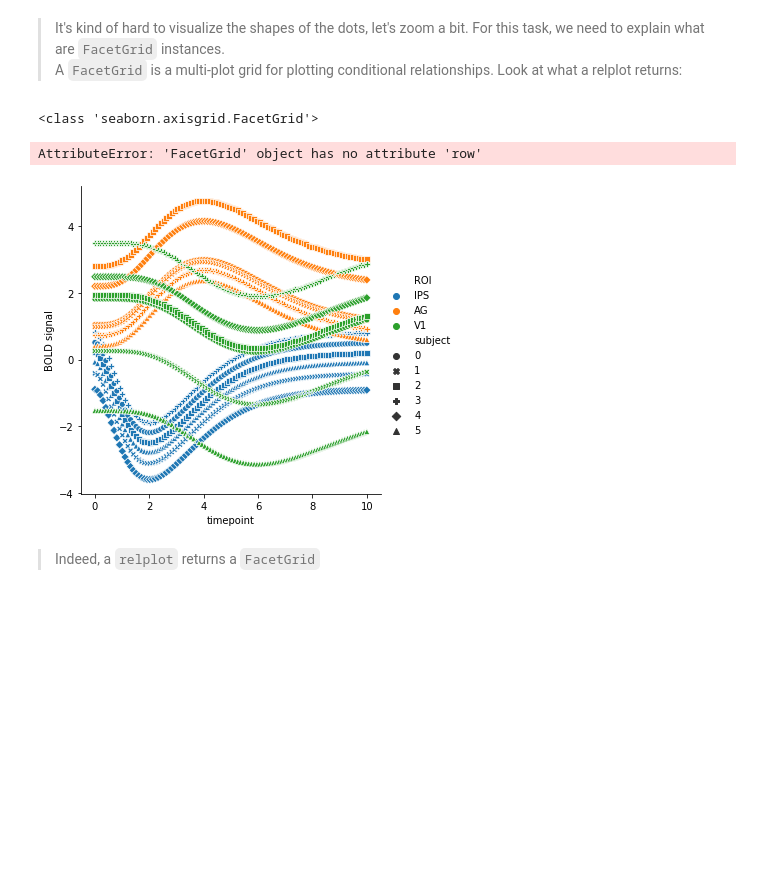
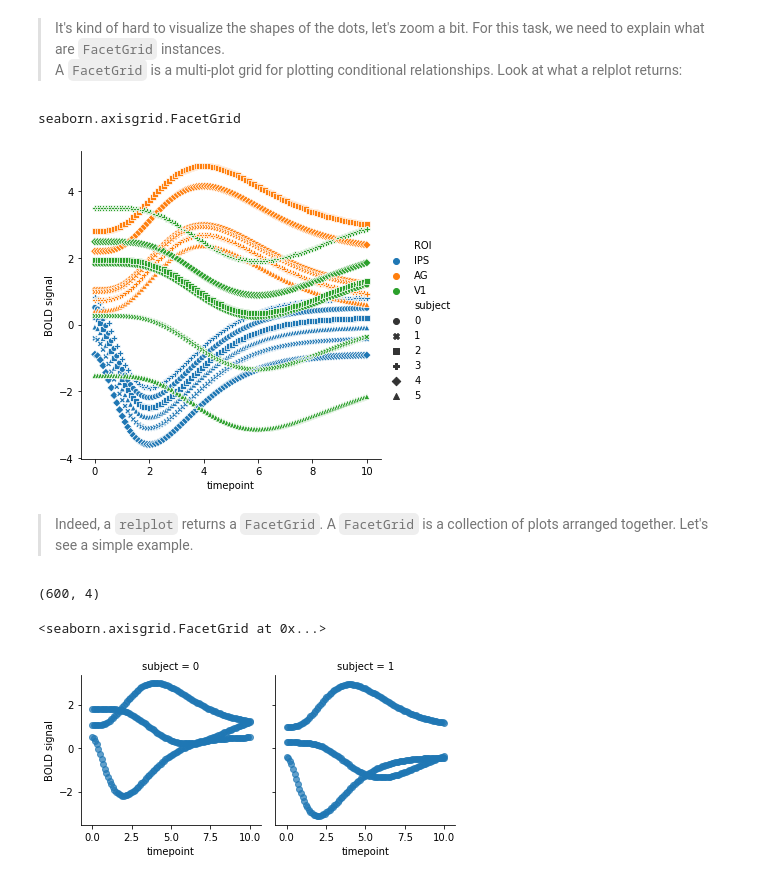
Before and after one commit to erikmagic/python-tutorials, a Jupyter notebook: seaborn/seaborn_en.ipynb, the cells around one changed output. Cells and saved outputs as stored; diff of their text form; code cells hidden in the pictures; blank space fills up the shorter version.

```diff
--- a/seaborn/seaborn_en.ipynb
+++ b/seaborn/seaborn_en.ipynb
@@ -73,11 +74,24 @@ sns.relplot(x="timepoint", y="BOLD signal", hue="ROI", style="subject", data=fmr
 > A `FacetGrid` is a multi-plot grid for plotting conditional relationships. Look at what a relplot returns:
 # %%
 g = sns.relplot(x="timepoint", y="BOLD signal", hue="ROI", style="subject", data=fmri_subset)
-print(type(g))
-g.row
+type(g)
 # %% [output]
-<class 'seaborn.axisgrid.FacetGrid'>
+seaborn.axisgrid.FacetGrid
-AttributeError: 'FacetGrid' object has no attribute 'row'
 [figure]
 # %% [markdown]
-> Indeed, a `relplot` returns a `FacetGrid`
+> Indeed, a `relplot` returns a `FacetGrid`. A `FacetGrid` is a collection of plots arranged together. Let's see a
+>simple example.
+# %%
+two_subjects = fmri_data[fmri_data.subject.isin([0,1])]
+
+# subject is a column of two_subjects
+g = sns.FacetGrid(data=two_subjects, col="subject")
+
+# notice that we are using matplotlib.pyplot `scatter` function
+# the alphas is the transparency factor in the plt.scatter function
+g.map(plt.scatter, "timepoint", "BOLD signal", alpha=0.7)
+g
+# %% [output]
+(600, 4)
+<seaborn.axisgrid.FacetGrid at 0x...>
+[figure, added]
```
Also changed, not shown: parts of 4 cells of this notebook.
